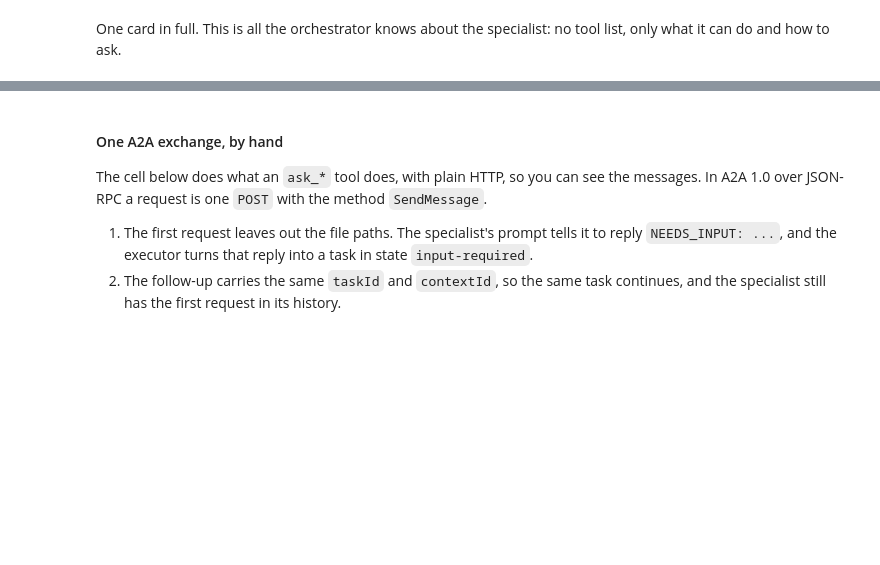
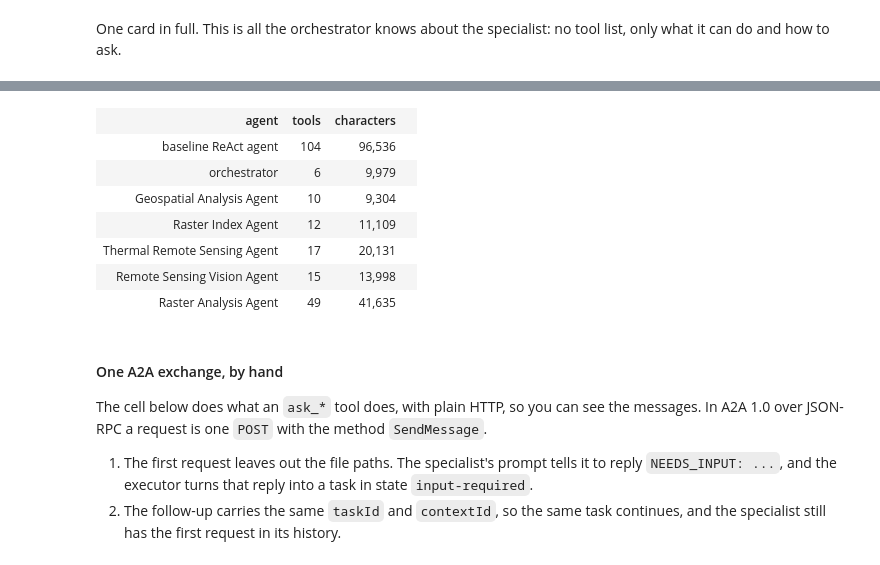
Before and after one commit to eve-esa/evaluating-eo-agents-bifold, a Jupyter notebook: eval_agents_handson.ipynb, the cells around one changed output, grey strips where cells are left out. Cells and saved outputs as stored; diff of their text form; code cells hidden in the pictures; blank space fills up the shorter version.

```diff
--- a/eval_agents_handson.ipynb
+++ b/eval_agents_handson.ipynb
@@ -1117,4 +1001,8 @@ The orchestrator reads each card over HTTP and turns it into one LangChain tool,
 # %%
+import html
+import json
+
+from IPython.display import HTML, display
 from langchain_core.utils.function_calling import convert_to_openai_tool
 
 from agentic_evals.agents.specialists.a2a import ask_tools
@@ -1122,18 +1010,66 @@ from agentic_evals.agents.specialists.a2a import ask_tools
 ask = await ask_tools(urls, http)
 orchestrator_tools = [*ask, *(by_name[t] for t in ORCHESTRATOR_TOOLS)]
 
-print(f"--- tool ask_{THERMAL}, as the orchestrator's model reads it ---")
-print(next(t for t in ask if t.name == f"ask_{THERMAL}").description)
+BOX = "background:rgba(128,128,128,.08);border-radius:8px;padding:10px 14px"
+LABEL = "font-size:10.5px;font-weight:700;letter-spacing:.6px;opacity:.6;margin:10px 0 4px"
+MONO = "font-family:ui-monospace,Menlo,monospace"
+
+
+def tool_card(tool):
+    """One ask_* tool as the orchestrator's model receives it: the function schema's name, description, parameters."""
+    fn = convert_to_openai_tool(tool)["function"]
+    intro, _, skill_lines = fn["description"].partition("\nSkills:\n")
+    skills = []
+    for line in skill_lines.splitlines():
+        if line.startswith("- "):
+            name, _, text = line[2:].partition(": ")
+            skills.append([name, text, ""])
+        elif line.strip().startswith("Example request:") and skills:
+            skills[-1][2] = line.strip().removeprefix("Example request:").strip().strip('"')
+    skill_html = "".join(
+        f"<li style='margin:6px 0'><b>{html.escape(n)}</b>: {html.escape(t)}"
+        + (f"<div style='{MONO};font-size:11.5px;opacity:.75;margin-top:2px'>e.g. \"{html.escape(e)}\"</div>" if e else "")
+        + "</li>"
+        for n, t, e in skills
+    )
+    required = fn["parameters"].get("required", [])
+    params = "".join(
+        f"<div><code>{html.escape(k)}</code> <span style='opacity:.6'>({v.get('type', '')}"
+        f"{', required' if k in required else ''})</span>: {html.escape(v.get('description', ''))}</div>"
+        for k, v in fn["parameters"]["properties"].items()
+    )
+    return (
+        f"<div style='{BOX};border-top:4px solid #d97706;max-width:820px'>"
+        f"<div style='{LABEL}'>NAME</div><div style='{MONO};font-weight:700'>{html.escape(fn['name'])}</div>"
+        f"<div style='{LABEL}'>DESCRIPTION</div><div>{html.escape(intro)}</div>"
+        f"<ul style='margin:6px 0 0 18px;padding:0'>{skill_html}</ul>"
+        f"<div style='{LABEL}'>PARAMETERS</div>{params}</div>"
+    )
 
 
 def schema_chars(ts):
     return sum(len(json.dumps(convert_to_openai_tool(t))) for t in ts)
 
 
-print("\n--- tool schemas sent with every model call ---")
-print(f"{'baseline ReAct agent':<34} {len(tools):>3} tools  {schema_chars(tools):>7,} characters")
-print(f"{'orchestrator':<34} {len(orchestrator_tools):>3} tools  {schema_chars(orchestrator_tools):>7,} characters")
-for spec in specialists:
-    owned = [by_name[t] for t in spec.tools]
-    print(f"{spec.name:<34} {len(owned):>3} tools  {schema_chars(owned):>7,} characters")
+rows = [("baseline ReAct agent", tools, "#8b949e"), ("orchestrator", orchestrator_tools, "#7c3aed")]
+rows += [(s.name, [by_name[t] for t in s.tools], "#d97706") for s in specialists]
+sizes = [(name, len(ts), schema_chars(ts), colour) for name, ts, colour in rows]
+top = max(chars for _, _, chars, _ in sizes)
+bars = "".join(
+    f"<tr><td style='text-align:left;padding:3px 12px 3px 0'>{html.escape(name)}</td>"
+    f"<td style='text-align:right;padding:3px 12px'>{n}</td>"
+    f"<td style='text-align:right;padding:3px 12px;{MONO}'>{chars:,}</td>"
+    f"<td style='width:280px;padding:3px 0'><div style='height:10px;width:{100 * chars / top:.1f}%;"
+    f"background:{colour};border-radius:3px'></div></td></tr>"
+    for name, n, chars, colour in sizes
+)
+display(HTML(
+    "<div style='font-size:13px'>"
+    f"<div style='{LABEL}'>ONE ask_* TOOL, AS THE ORCHESTRATOR'S MODEL RECEIVES IT</div>"
+    + tool_card(next(t for t in ask if t.name == f"ask_{THERMAL}"))
+    + f"<div style='{LABEL};margin-top:18px'>TOOL SCHEMAS SENT WITH EVERY MODEL CALL</div>"
+    "<table style='border-collapse:collapse;font-size:12.5px'>"
+    "<tr style='opacity:.6'><th style='text-align:left'>agent</th><th style='text-align:right;padding:0 12px'>tools</th>"
+    f"<th style='text-align:right;padding:0 12px'>characters</th><th></th></tr>{bars}</table></div>"
+))
 # %% [output]
@@ -1158,3 +1090,11 @@ Raster Analysis Agent               49 tools   41,635 characters
+| agent | tools | characters |  |
+| baseline ReAct agent | 104 | 96,536 |  |
+| orchestrator | 6 | 9,979 |  |
+| Geospatial Analysis Agent | 10 | 9,304 |  |
+| Raster Index Agent | 12 | 11,109 |  |
+| Thermal Remote Sensing Agent | 17 | 20,131 |  |
+| Remote Sensing Vision Agent | 15 | 13,998 |  |
+| Raster Analysis Agent | 49 | 41,635 |  |
 # %% [markdown]
 #### One A2A exchange, by hand
 
```
Also changed, not shown: parts of 52 cells of this notebook, 3 other files.
